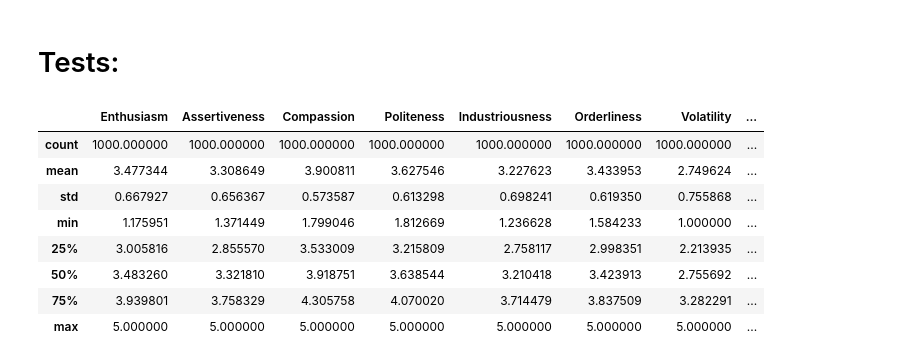
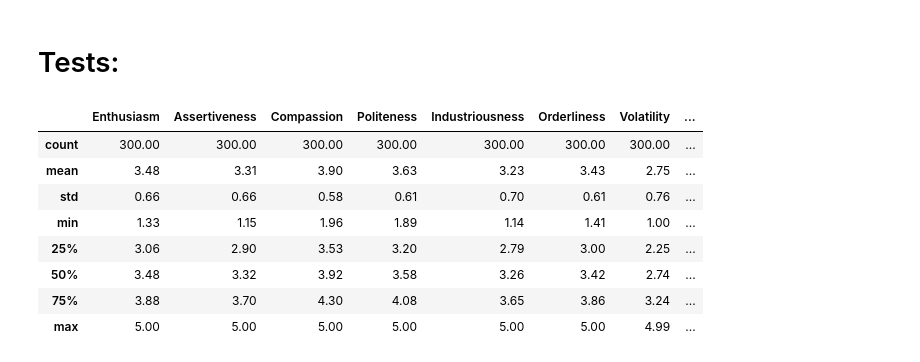
Before and after one commit to DanielSchipfer/The-Parrot-in-the-Machine-Simulating-Human-Behavior-with-Large-Language-Models, a Jupyter notebook: code/data_generation.ipynb, the cells around one changed output. Cells and saved outputs as stored; diff of their text form; code cells hidden in the pictures.

```diff
--- a/code/data_generation.ipynb
+++ b/code/data_generation.ipynb
@@ -5 +9,28 @@ Weisberg, Y. J., DeYoung, C. G., & Hirsh, J. B. (2011). Gender differences in pe
+# %%
+def create_word_list(n_words, rng):
+    WORD_POOL = [
+        "apple", "river", "chair", "mountain", "window",
+        "pencil", "forest", "bottle", "garden", "clock",
+        "bridge", "orange", "blanket", "hammer", "candle",
+        "ladder", "ocean", "basket", "camera", "feather",
+        "guitar", "rabbit", "island", "mirror", "rocket",
+        "cookie", "helmet", "lantern", "flower", "suitcase",
+        "butterfly", "castle", "newspaper", "violin", "backpack",
+        "turtle", "snowflake", "diamond", "rainbow", "airplane",
+        "anchor", "balloon", "beach", "cactus", "dolphin",
+        "eagle", "factory", "glove", "horizon", "jacket",
+        "key", "library", "magnet", "notebook", "owl",
+        "pillow", "quilt", "rope", "sandal", "teapot",
+        "umbrella", "volcano", "whistle", "yacht", "zebra",
+        "acorn", "beehive", "compass", "drum", "engine",
+        "fountain", "garage", "harvest", "igloo", "jungle",
+        "kettle", "lighthouse", "meadow", "nest", "orchard"
+    ]
+    words = rng.choice(WORD_POOL, size=n_words, replace=False)
+
+    words_position_map = {
+        word: position + 1
+        for position, word in enumerate(words)
+    }
+    return words_position_map
 # %%
@@ -96,15 +140,21 @@ df["Openness_Intellect"] = df[["Intellect", "Openness"]].mean(axis=1)
+# %%
+df = generate_personality_data(n=300, p_male=0.5, seed=2)
+df = df.head(2)
+df.to_csv("Synthetic_Big5_data.csv", index=False)
 # %% [markdown]
 # Tests:
+# %%
+df = df.drop(columns=["raw_persona", "serial_position_effect_map_20", "serial_position_effect_map_40", "serial_position_effect_map_80", "experiment_group"])
 # %%
-df.describe()
+df.describe().round(2)
 # %% [output]
 |  | Enthusiasm | Assertiveness | Compassion | Politeness | Industriousness | Orderliness | Volatility | ... |
-| count | 1000.000000 | 1000.000000 | 1000.000000 | 1000.000000 | 1000.000000 | 1000.000000 | 1000.000000 | ... |
-| mean | 3.477344 | 3.308649 | 3.900811 | 3.627546 | 3.227623 | 3.433953 | 2.749624 | ... |
-| std | 0.667927 | 0.656367 | 0.573587 | 0.613298 | 0.698241 | 0.619350 | 0.755868 | ... |
-| min | 1.175951 | 1.371449 | 1.799046 | 1.812669 | 1.236628 | 1.584233 | 1.000000 | ... |
-| 25% | 3.005816 | 2.855570 | 3.533009 | 3.215809 | 2.758117 | 2.998351 | 2.213935 | ... |
-| 50% | 3.483260 | 3.321810 | 3.918751 | 3.638544 | 3.210418 | 3.423913 | 2.755692 | ... |
-| 75% | 3.939801 | 3.758329 | 4.305758 | 4.070020 | 3.714479 | 3.837509 | 3.282291 | ... |
-| max | 5.000000 | 5.000000 | 5.000000 | 5.000000 | 5.000000 | 5.000000 | 5.000000 | ... |
+| count | 300.00 | 300.00 | 300.00 | 300.00 | 300.00 | 300.00 | 300.00 | ... |
+| mean | 3.48 | 3.31 | 3.90 | 3.63 | 3.23 | 3.43 | 2.75 | ... |
+| std | 0.66 | 0.66 | 0.58 | 0.61 | 0.70 | 0.61 | 0.76 | ... |
+| min | 1.33 | 1.15 | 1.96 | 1.89 | 1.14 | 1.41 | 1.00 | ... |
+| 25% | 3.06 | 2.90 | 3.53 | 3.20 | 2.79 | 3.00 | 2.25 | ... |
+| 50% | 3.48 | 3.32 | 3.92 | 3.58 | 3.26 | 3.42 | 2.74 | ... |
+| 75% | 3.88 | 3.70 | 4.30 | 4.08 | 3.65 | 3.86 | 3.24 | ... |
+| max | 5.00 | 5.00 | 5.00 | 5.00 | 5.00 | 5.00 | 4.99 | ... |
 # %%
```
Also changed, not shown: parts of 7 cells of this notebook, 5 other files.
